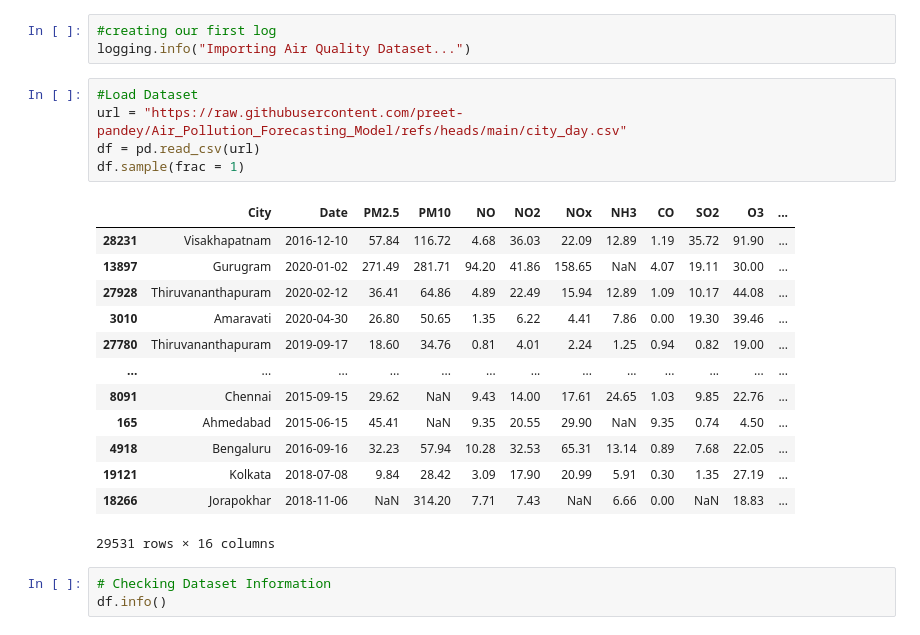
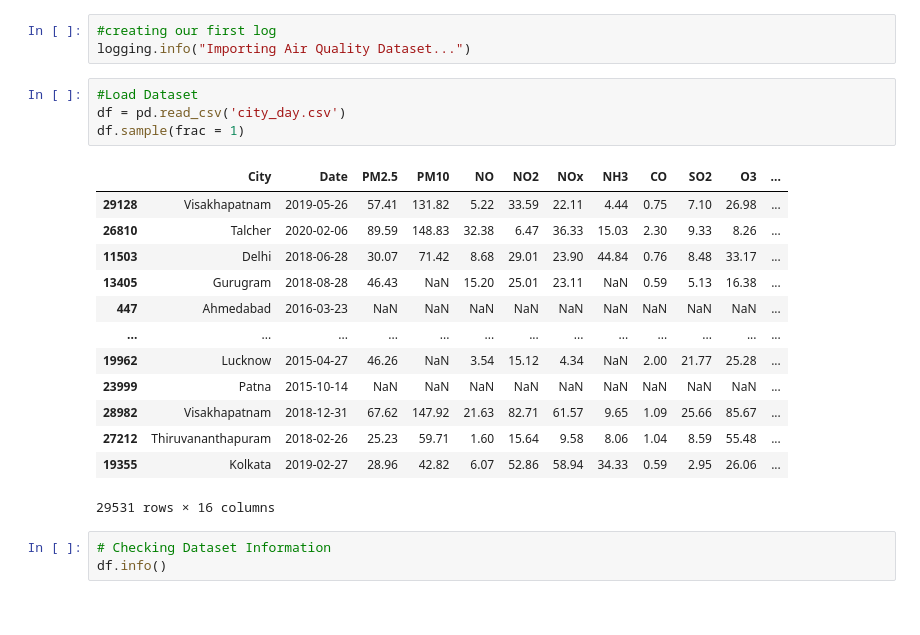
Before and after one commit to preet-pandey/Air-Quality-Prediction-Model, a Jupyter notebook: Air_quality_model.ipynb, the cells around one changed output. Cells and saved outputs as stored; diff of their text form.

```diff
--- a/Air_quality_model.ipynb
+++ b/Air_quality_model.ipynb
@@ -28,22 +28,21 @@ from sklearn.decomposition import PCA
 logging.info("Importing Air Quality Dataset...")
 # %%
 #Load Dataset
-url = "https://raw.githubusercontent.com/preet-pandey/Air_Pollution_Forecasting_Model/refs/heads/main/city_day.csv"
-df = pd.read_csv(url)
+df = pd.read_csv('city_day.csv')
 df.sample(frac = 1)
 # %% [output]
 |  | City | Date | PM2.5 | PM10 | NO | NO2 | NOx | NH3 | CO | SO2 | O3 | ... |
-| 28231 | Visakhapatnam | 2016-12-10 | 57.84 | 116.72 | 4.68 | 36.03 | 22.09 | 12.89 | 1.19 | 35.72 | 91.90 | ... |
-| 13897 | Gurugram | 2020-01-02 | 271.49 | 281.71 | 94.20 | 41.86 | 158.65 | NaN | 4.07 | 19.11 | 30.00 | ... |
-| 27928 | Thiruvananthapuram | 2020-02-12 | 36.41 | 64.86 | 4.89 | 22.49 | 15.94 | 12.89 | 1.09 | 10.17 | 44.08 | ... |
-| 3010 | Amaravati | 2020-04-30 | 26.80 | 50.65 | 1.35 | 6.22 | 4.41 | 7.86 | 0.00 | 19.30 | 39.46 | ... |
-| 27780 | Thiruvananthapuram | 2019-09-17 | 18.60 | 34.76 | 0.81 | 4.01 | 2.24 | 1.25 | 0.94 | 0.82 | 19.00 | ... |
+| 29128 | Visakhapatnam | 2019-05-26 | 57.41 | 131.82 | 5.22 | 33.59 | 22.11 | 4.44 | 0.75 | 7.10 | 26.98 | ... |
+| 26810 | Talcher | 2020-02-06 | 89.59 | 148.83 | 32.38 | 6.47 | 36.33 | 15.03 | 2.30 | 9.33 | 8.26 | ... |
+| 11503 | Delhi | 2018-06-28 | 30.07 | 71.42 | 8.68 | 29.01 | 23.90 | 44.84 | 0.76 | 8.48 | 33.17 | ... |
+| 13405 | Gurugram | 2018-08-28 | 46.43 | NaN | 15.20 | 25.01 | 23.11 | NaN | 0.59 | 5.13 | 16.38 | ... |
+| 447 | Ahmedabad | 2016-03-23 | NaN | NaN | NaN | NaN | NaN | NaN | NaN | NaN | NaN | ... |
 | ... | ... | ... | ... | ... | ... | ... | ... | ... | ... | ... | ... | ... |
-| 8091 | Chennai | 2015-09-15 | 29.62 | NaN | 9.43 | 14.00 | 17.61 | 24.65 | 1.03 | 9.85 | 22.76 | ... |
-| 165 | Ahmedabad | 2015-06-15 | 45.41 | NaN | 9.35 | 20.55 | 29.90 | NaN | 9.35 | 0.74 | 4.50 | ... |
-| 4918 | Bengaluru | 2016-09-16 | 32.23 | 57.94 | 10.28 | 32.53 | 65.31 | 13.14 | 0.89 | 7.68 | 22.05 | ... |
-| 19121 | Kolkata | 2018-07-08 | 9.84 | 28.42 | 3.09 | 17.90 | 20.99 | 5.91 | 0.30 | 1.35 | 27.19 | ... |
-| 18266 | Jorapokhar | 2018-11-06 | NaN | 314.20 | 7.71 | 7.43 | NaN | 6.66 | 0.00 | NaN | 18.83 | ... |
+| 19962 | Lucknow | 2015-04-27 | 46.26 | NaN | 3.54 | 15.12 | 4.34 | NaN | 2.00 | 21.77 | 25.28 | ... |
+| 23999 | Patna | 2015-10-14 | NaN | NaN | NaN | NaN | NaN | NaN | NaN | NaN | NaN | ... |
+| 28982 | Visakhapatnam | 2018-12-31 | 67.62 | 147.92 | 21.63 | 82.71 | 61.57 | 9.65 | 1.09 | 25.66 | 85.67 | ... |
+| 27212 | Thiruvananthapuram | 2018-02-26 | 25.23 | 59.71 | 1.60 | 15.64 | 9.58 | 8.06 | 1.04 | 8.59 | 55.48 | ... |
+| 19355 | Kolkata | 2019-02-27 | 28.96 | 42.82 | 6.07 | 52.86 | 58.94 | 34.33 | 0.59 | 2.95 | 26.06 | ... |
 29531 rows × 16 columns
 # %%
 # Checking Dataset Information
```
Also changed, not shown: parts of 10 cells of this notebook, 15 other files.
